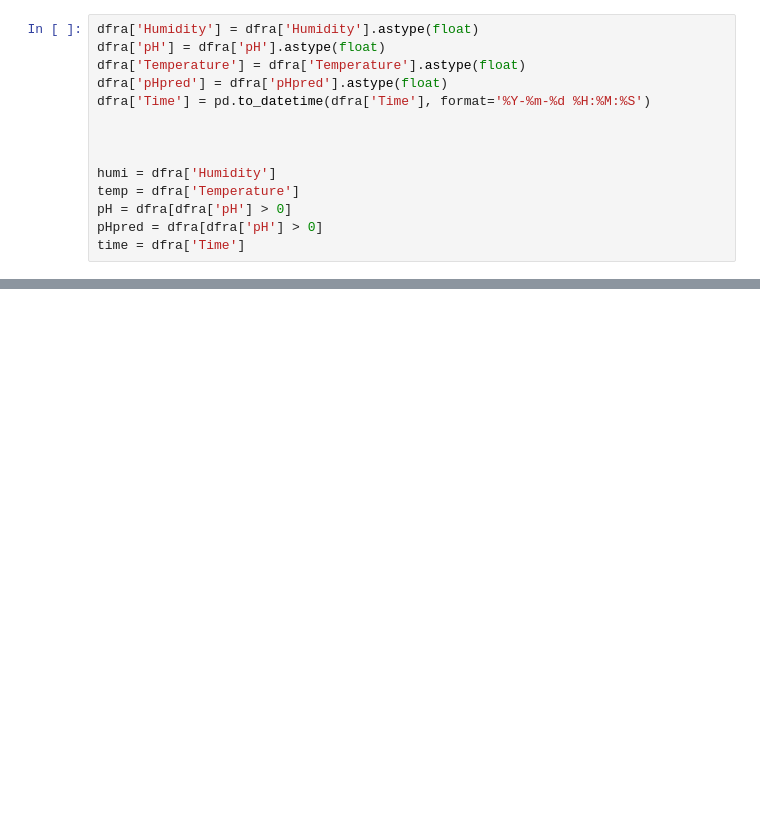
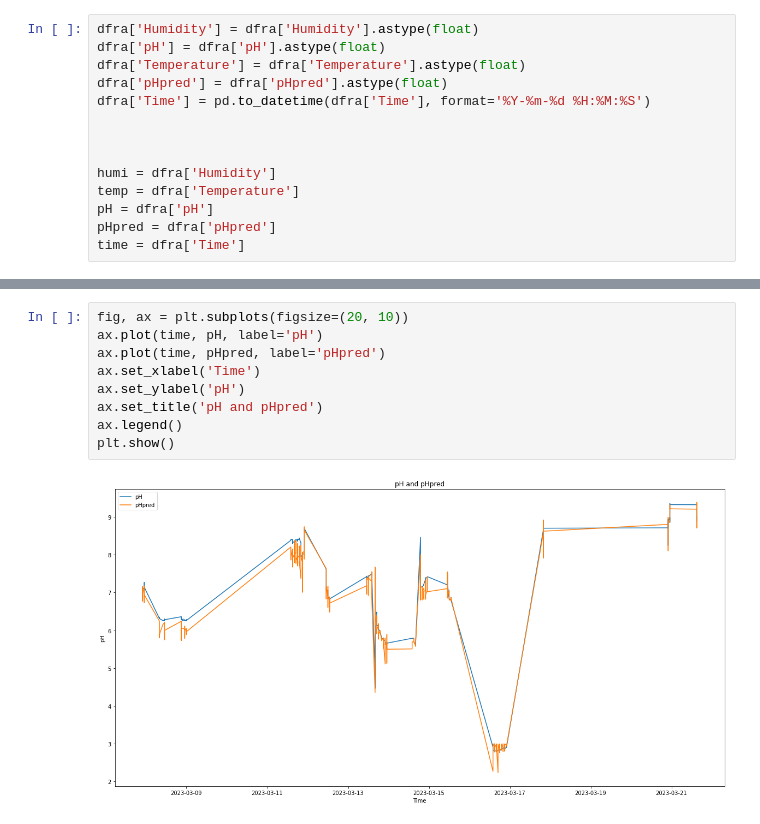
Before and after one commit to SauloHenriqueAguiar/AnalisedosDadosPH, a Jupyter notebook: AnaliseSerieTemporal/analiseserietemporalpH.ipynb, the cells around one changed output, grey strips where cells are left out. Drawn from its saved outputs; the diff is of its cells as text; blank space fills up the shorter version.

```diff
--- a/AnaliseSerieTemporal/analiseserietemporalpH.ipynb
+++ b/AnaliseSerieTemporal/analiseserietemporalpH.ipynb
@@ -63,8 +67,8 @@ dfra['Time'] = pd.to_datetime(dfra['Time'], format='%Y-%m-%d %H:%M:%S')
 
 humi = dfra['Humidity']
 temp = dfra['Temperature']
-pH = dfra[dfra['pH'] > 0]
-pHpred = dfra[dfra['pH'] > 0]
+pH = dfra['pH']
+pHpred = dfra['pHpred']
 time = dfra['Time']
 # %%
 ## features
@@ -96,0 +97,11 @@ mpl.rcParams['axes.grid'] = False
+# %%
+fig, ax = plt.subplots(figsize=(20, 10))
+ax.plot(time, pH, label='pH')
+ax.plot(time, pHpred, label='pHpred')
+ax.set_xlabel('Time')
+ax.set_ylabel('pH')
+ax.set_title('pH and pHpred')
+ax.legend()
+plt.show()
+# %% [output]
+[figure, added]
```
Also changed, not shown: parts of 9 cells of this notebook.
